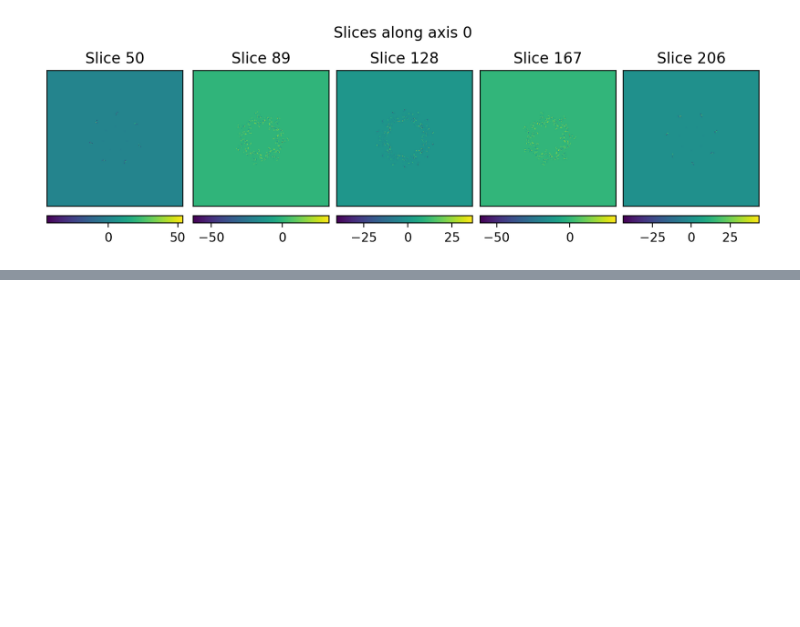
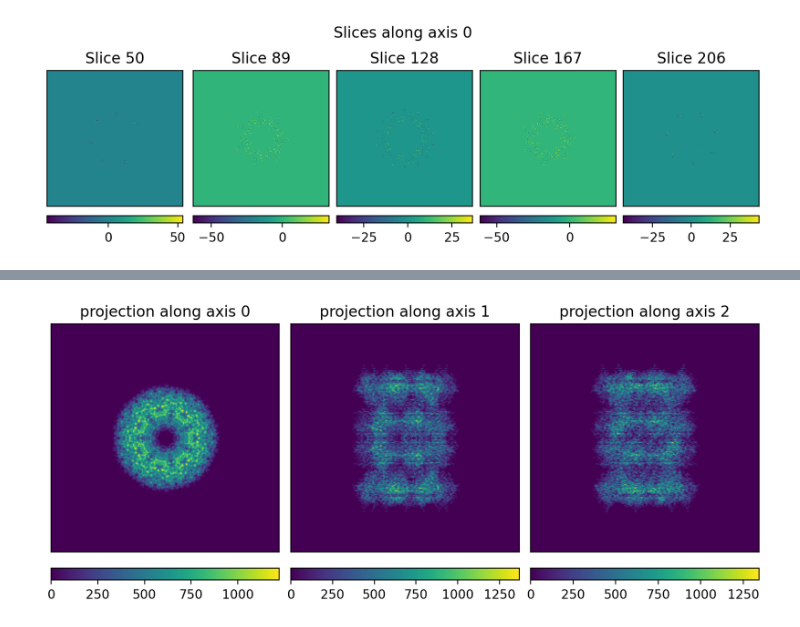
Before and after one commit to joelyeois/specter, a Jupyter notebook: dev-notebooks/pdb2mrc-allvariations-no-ice.ipynb, the cells around one changed output, grey strips where cells are left out. Cells and saved outputs as stored; diff of their text form; code cells hidden in the pictures; blank space fills up the shorter version.

```diff
--- a/dev-notebooks/pdb2mrc-allvariations-no-ice.ipynb
+++ b/dev-notebooks/pdb2mrc-allvariations-no-ice.ipynb
@@ -187,0 +172,4 @@ plot_slices(vol_3d - vol_snapped_3d, start_idx=start_idx, end_idx=n - start_idx)
+# %%
+plot3d(vol_3d)
+# %% [output]
+[figure, added]
```
Also changed, not shown: parts of 13 cells of this notebook, 4 other files.
